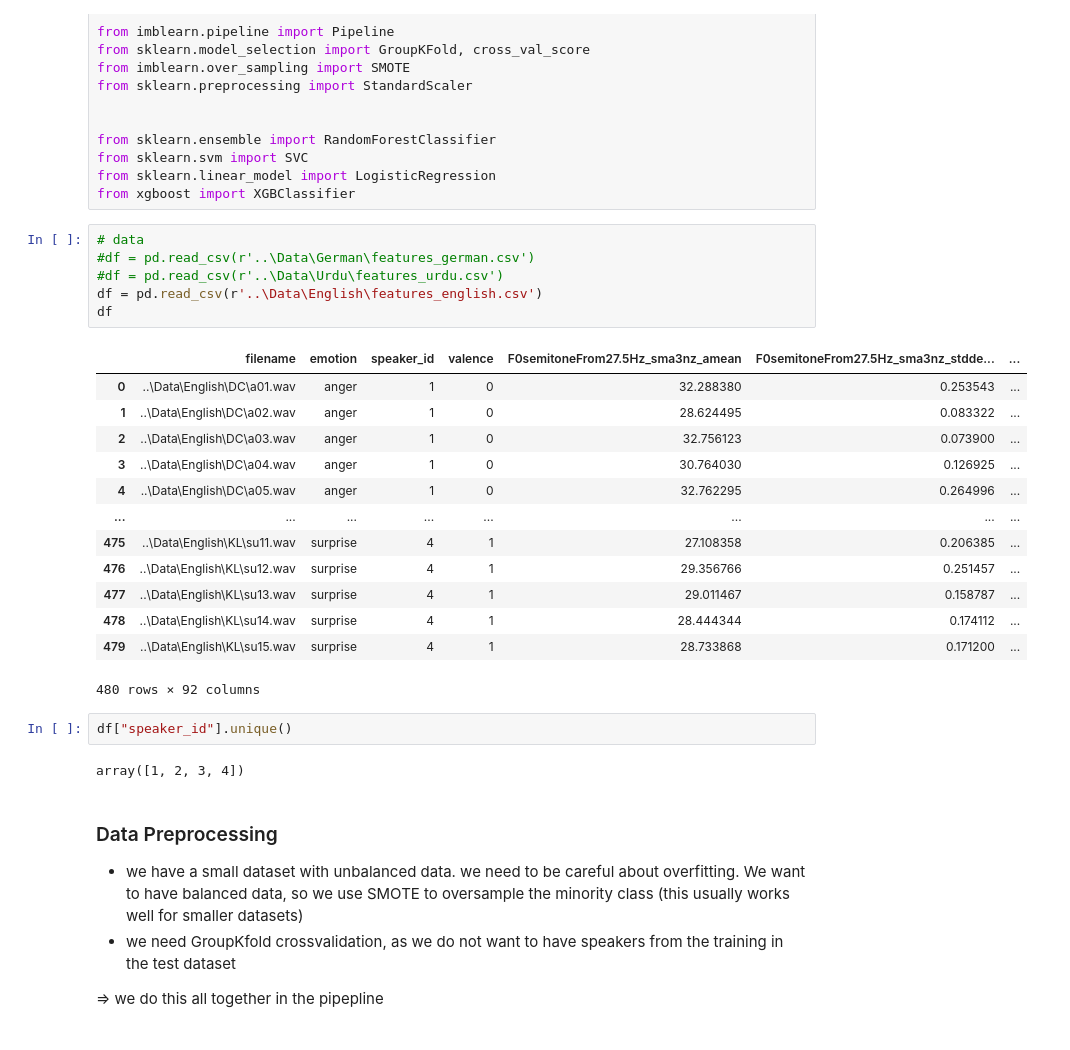
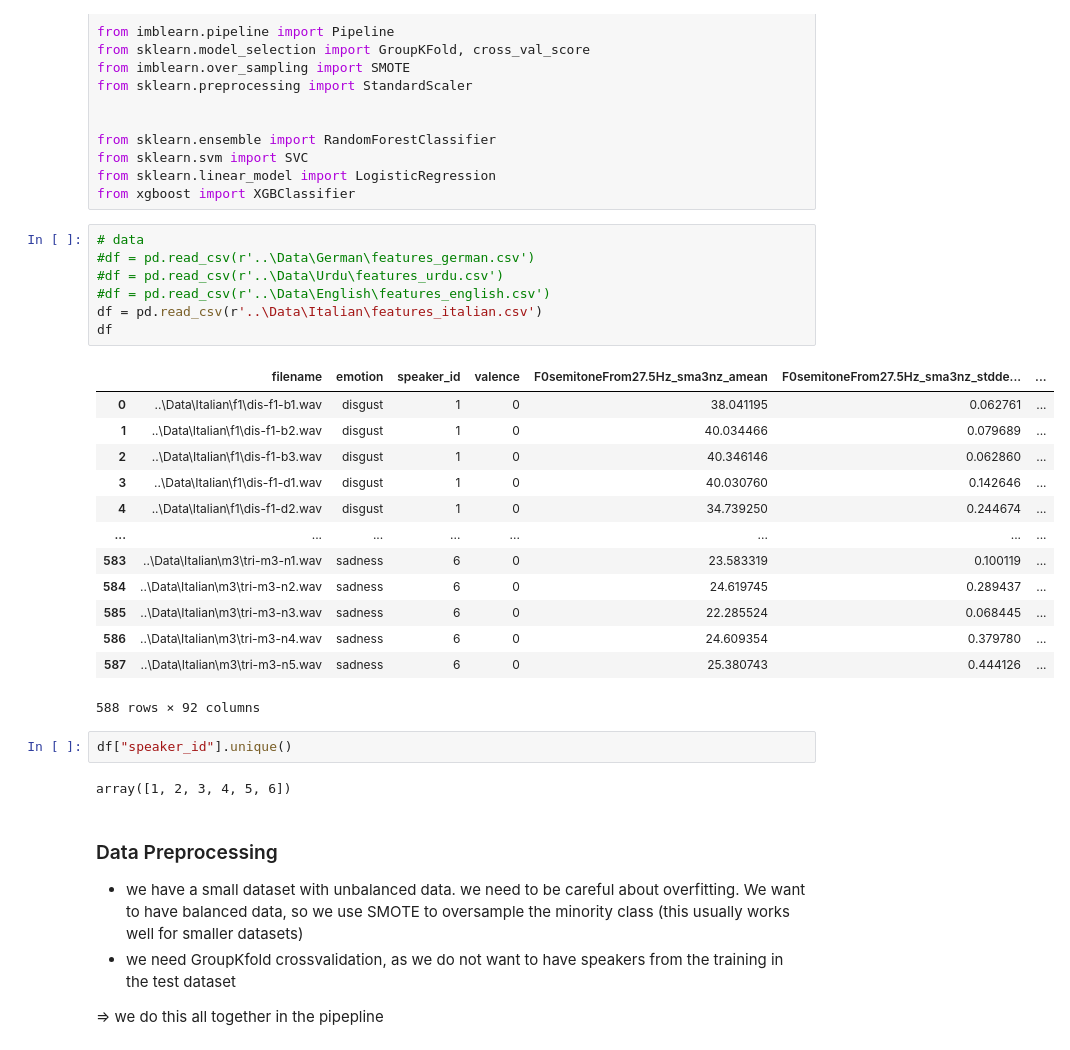
Before and after one commit to juverse/Speech-Emotion-Recognition, a Jupyter notebook: Experiments/baseline.ipynb, the cells around one changed output. Saved outputs shown, nothing was run; the diff lists cells and outputs as text.

```diff
--- a/Experiments/baseline.ipynb
+++ b/Experiments/baseline.ipynb
@@ -20,27 +20,28 @@ from xgboost import XGBClassifier
 # %%
 # data
 #df = pd.read_csv(r'..\Data\German\features_german.csv')
 #df = pd.read_csv(r'..\Data\Urdu\features_urdu.csv')
-df = pd.read_csv(r'..\Data\English\features_english.csv')
+#df = pd.read_csv(r'..\Data\English\features_english.csv')
+df = pd.read_csv(r'..\Data\Italian\features_italian.csv')
 df
 # %% [output]
 |  | filename | emotion | speaker_id | valence | F0semitoneFrom27.5Hz_sma3nz_amean | F0semitoneFrom27.5Hz_sma3nz_stdde... | ... |
-| 0 | ..\Data\English\DC\a01.wav | anger | 1 | 0 | 32.288380 | 0.253543 | ... |
-| 1 | ..\Data\English\DC\a02.wav | anger | 1 | 0 | 28.624495 | 0.083322 | ... |
-| 2 | ..\Data\English\DC\a03.wav | anger | 1 | 0 | 32.756123 | 0.073900 | ... |
-| 3 | ..\Data\English\DC\a04.wav | anger | 1 | 0 | 30.764030 | 0.126925 | ... |
-| 4 | ..\Data\English\DC\a05.wav | anger | 1 | 0 | 32.762295 | 0.264996 | ... |
+| 0 | ..\Data\Italian\f1\dis-f1-b1.wav | disgust | 1 | 0 | 38.041195 | 0.062761 | ... |
+| 1 | ..\Data\Italian\f1\dis-f1-b2.wav | disgust | 1 | 0 | 40.034466 | 0.079689 | ... |
+| 2 | ..\Data\Italian\f1\dis-f1-b3.wav | disgust | 1 | 0 | 40.346146 | 0.062860 | ... |
+| 3 | ..\Data\Italian\f1\dis-f1-d1.wav | disgust | 1 | 0 | 40.030760 | 0.142646 | ... |
+| 4 | ..\Data\Italian\f1\dis-f1-d2.wav | disgust | 1 | 0 | 34.739250 | 0.244674 | ... |
 | ... | ... | ... | ... | ... | ... | ... | ... |
-| 475 | ..\Data\English\KL\su11.wav | surprise | 4 | 1 | 27.108358 | 0.206385 | ... |
-| 476 | ..\Data\English\KL\su12.wav | surprise | 4 | 1 | 29.356766 | 0.251457 | ... |
-| 477 | ..\Data\English\KL\su13.wav | surprise | 4 | 1 | 29.011467 | 0.158787 | ... |
-| 478 | ..\Data\English\KL\su14.wav | surprise | 4 | 1 | 28.444344 | 0.174112 | ... |
-| 479 | ..\Data\English\KL\su15.wav | surprise | 4 | 1 | 28.733868 | 0.171200 | ... |
+| 583 | ..\Data\Italian\m3\tri-m3-n1.wav | sadness | 6 | 0 | 23.583319 | 0.100119 | ... |
+| 584 | ..\Data\Italian\m3\tri-m3-n2.wav | sadness | 6 | 0 | 24.619745 | 0.289437 | ... |
+| 585 | ..\Data\Italian\m3\tri-m3-n3.wav | sadness | 6 | 0 | 22.285524 | 0.068445 | ... |
+| 586 | ..\Data\Italian\m3\tri-m3-n4.wav | sadness | 6 | 0 | 24.609354 | 0.379780 | ... |
+| 587 | ..\Data\Italian\m3\tri-m3-n5.wav | sadness | 6 | 0 | 25.380743 | 0.444126 | ... |
-480 rows × 92 columns
+588 rows × 92 columns
 # %%
 df["speaker_id"].unique()
 # %% [output]
-array([1, 2, 3, 4])
+array([1, 2, 3, 4, 5, 6])
 # %% [markdown]
 ### Data Preprocessing
 * we have a small dataset with unbalanced data. we need to be careful about overfitting. We want to have balanced data, so we use SMOTE to oversample the minority class (this usually works well for smaller datasets)
```
Also changed, not shown: parts of 4 cells of this notebook, 2 other files.
